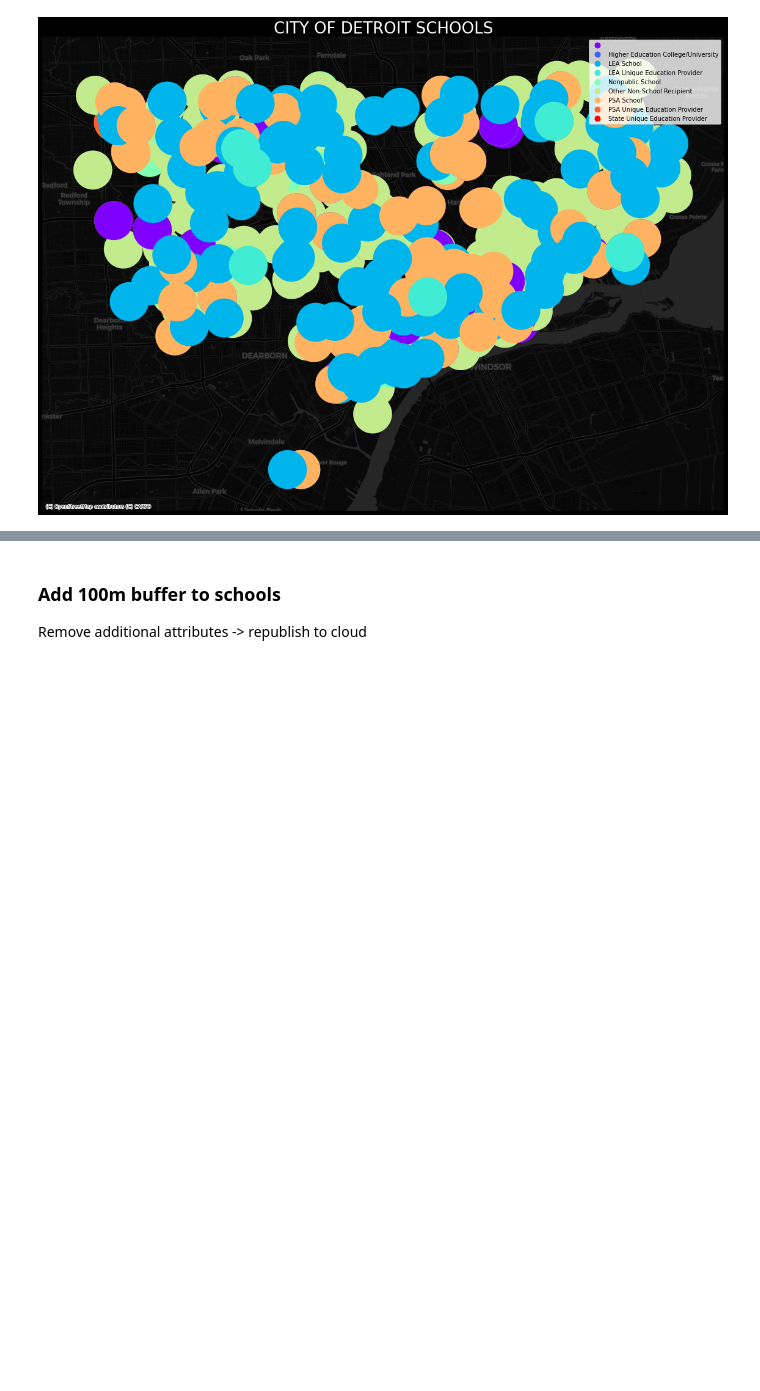
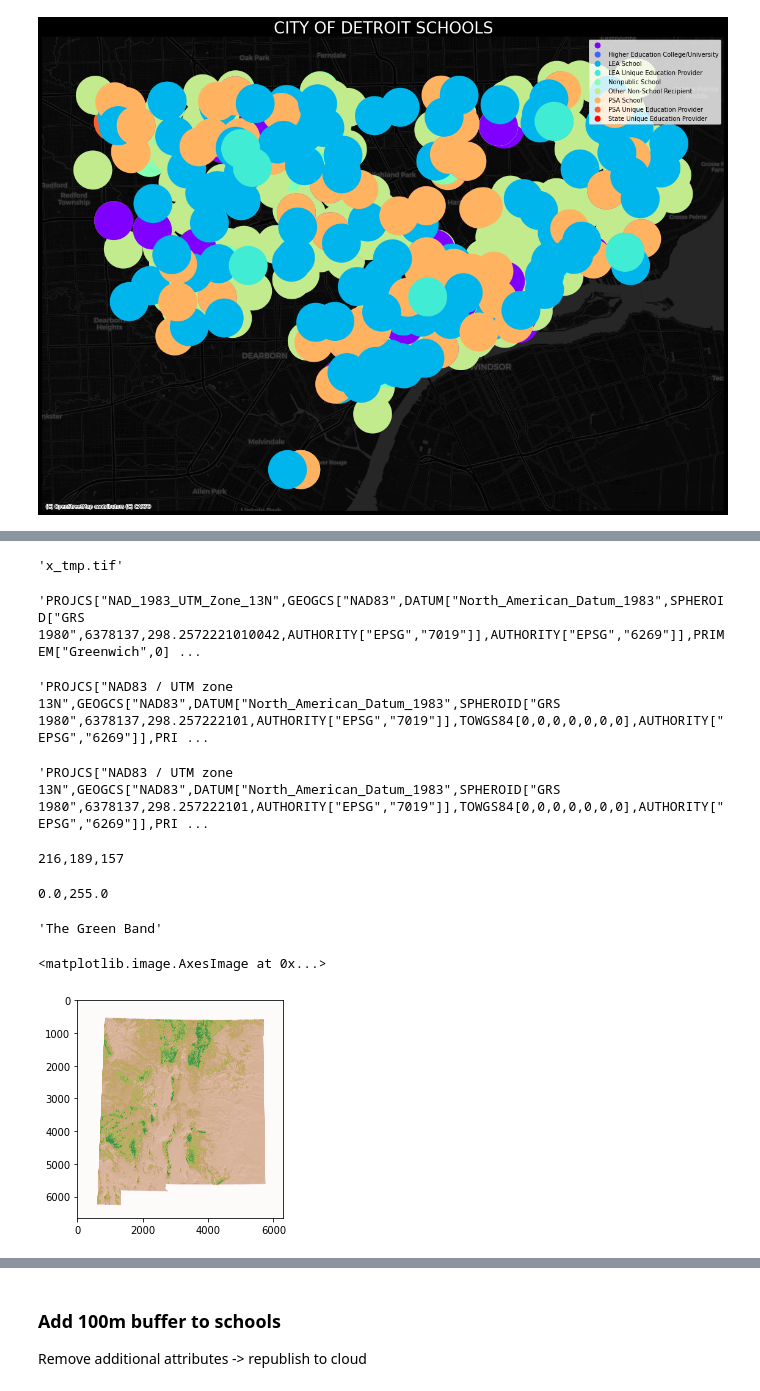
Before and after one commit to Location-Artistry/GEO-DEV-NOTEBOOKS, a Jupyter notebook: AirspaceDataWorkflow.ipynb, the cells around one changed output, grey strips where cells are left out. Drawn from its saved outputs; the diff is of its cells as text; code cells hidden in the pictures; blank space fills up the shorter version.

```diff
--- a/AirspaceDataWorkflow.ipynb
+++ b/AirspaceDataWorkflow.ipynb
@@ -900,0 +1356,34 @@ ctx.add_basemap(ax, source=ctx.providers.CartoDB.DarkMatter)
+# %%
+import numpy, osr
+dst_ds.SetGeoTransform([444720, 30, 0, 3751320, 0, -30 ])
+srs = osr.SpatialReference()
+srs.SetUTM( 11, 1 )
+srs.SetWellKnownGeogCS( 'NAD27' )
+dst_ds.SetProjection( srs.ExportToWkt() )
+raster = numpy.zeros( (512, 512) )
+dst_ds.GetRasterBand(1).WriteArray( raster )
+# imshow(raster, cmap='gist_earth')
+dst_ds.GetDescription()
+# %% [output]
+'x_tmp.tif'
+# %%
+nmtif = gdal.Open(f'/content/drive/MyDrive/DATA/NM_DEM/nm_relief_color.tif')
+#print(nmtif.GetMetadata())
+nmtif.GetProjection()
+# %% [output]
+'PROJCS["NAD_1983_UTM_Zone_13N",GEOGCS["NAD83",DATUM["North_American_Datum_1983",SPHEROID["GRS 1980",6378137,298.2572221010042,AUTHORITY["EPSG","7019"]],AUTHORITY["EPSG","6269"]],PRIMEM["Greenwich",0] ...
+# %%
+from osgeo import osr
+p=osr.SpatialReference()
+p.ImportFromEPSG(26913)
+nmtif.SetProjection(p.ExportToWkt())
+nmtif.GetProjection()
+# %% [output]
+'PROJCS["NAD83 / UTM zone 13N",GEOGCS["NAD83",DATUM["North_American_Datum_1983",SPHEROID["GRS 1980",6378137,298.257222101,AUTHORITY["EPSG","7019"]],TOWGS84[0,0,0,0,0,0,0],AUTHORITY["EPSG","6269"]],PRI ...
+# %%
+geoTiffDriver="GTiff"
+driver=gdal.GetDriverByName(geoTiffDriver)
+out=driver.CreateCopy("copy.tif",nmtif,strict=0)
+out.GetProjection()
+# %% [output]
+'PROJCS["NAD83 / UTM zone 13N",GEOGCS["NAD83",DATUM["North_American_Datum_1983",SPHEROID["GRS 1980",6378137,298.257222101,AUTHORITY["EPSG","7019"]],TOWGS84[0,0,0,0,0,0,0],AUTHORITY["EPSG","6269"]],PRI ...
@@ -900,0 +1394,36 @@ ctx.add_basemap(ax, source=ctx.providers.CartoDB.DarkMatter)
+# %%
+one= nmtif.GetRasterBand(1).ReadAsArray()
+two = nmtif.GetRasterBand(2).ReadAsArray()
+three= nmtif.GetRasterBand(3).ReadAsArray()
+print(str(one[1100,1100])+","+ str(two[1100,1100])+","+str(three[1100,1100]))
+# %% [output]
+216,189,157
+# %%
+one=nmtif.GetRasterBand(1)
+two=nmtif.GetRasterBand(2)
+three=nmtif.GetRasterBand(3)
+one.ComputeBandStats()
+two.ComputeBandStats()
+three.ComputeBandStats()
+
+print(str(one.GetMinimum())+","+str(one.GetMaximum()))
+# %% [output]
+0.0,255.0
+# %%
+two.GetDescription()    # returns 'band_2'
+two.SetDescription("The Green Band")
+two.GetDescription()  # returns "The Green Band"
+# %% [output]
+'The Green Band'
+# %%
+import numpy as np
+from matplotlib.pyplot import imshow
+%matplotlib inline
+data_array=nmtif.ReadAsArray()
+x=np.array(data_array[0]) # x.shape ---> 6652,6300
+w, h =6652, 6300
+image = x.reshape(x.shape[0],x.shape[1])
+imshow(image, cmap='gist_earth')
+# %% [output]
+<matplotlib.image.AxesImage at 0x...>
+[figure, added]
```
Also changed, not shown: parts of 66 cells of this notebook.
